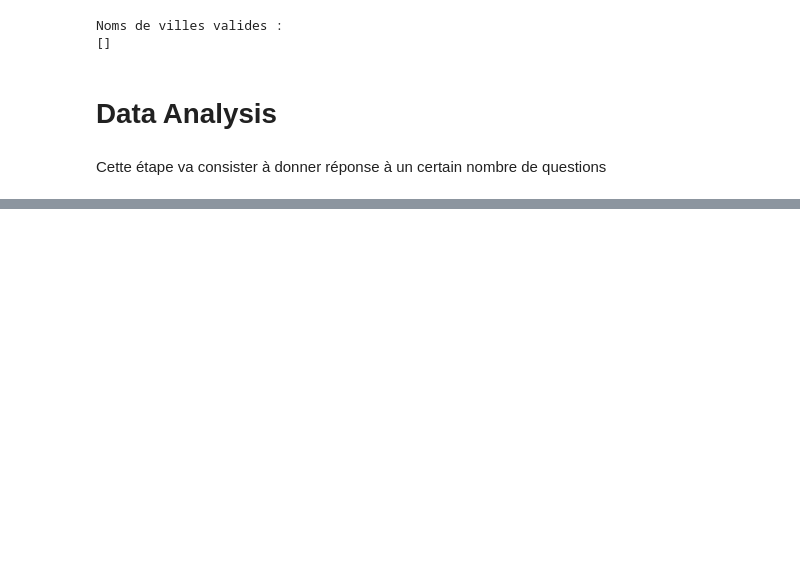
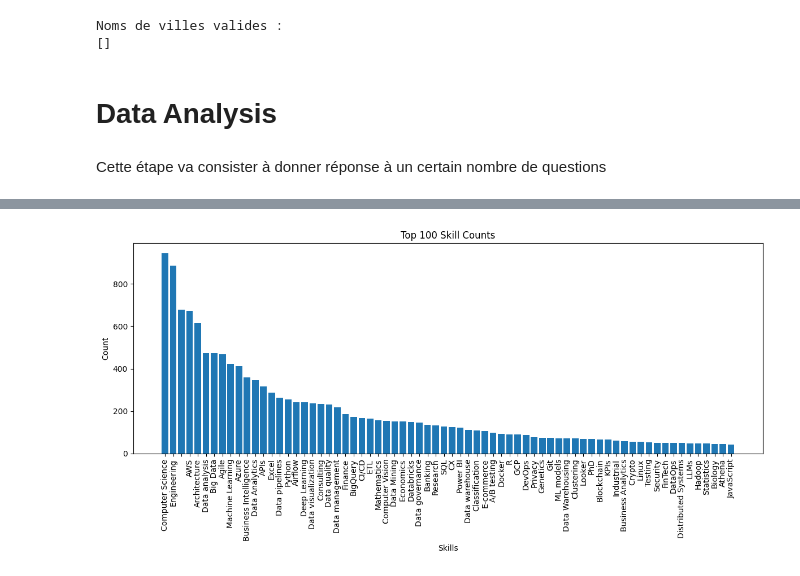
Before and after one commit to Hammilidi/Jobs, a Jupyter notebook: Jobs_Analysis.ipynb, the cells around one changed output, grey strips where cells are left out. Saved outputs shown, nothing was run; the diff lists cells and outputs as text; code cells hidden in the pictures; blank space fills up the shorter version.

Commit message:
High asked skills

```diff
--- a/Jobs_Analysis.ipynb
+++ b/Jobs_Analysis.ipynb
@@ -554,0 +579,27 @@ Cette étape va consister à donner réponse à un certain nombre de questions
+# %%
+import pandas as pd
+from collections import Counter
+import re
+import matplotlib.pyplot as plt
+
+
+# Convert the Counter to a pandas DataFrame for easier plotting
+skill_counts_df = pd.DataFrame.from_dict(total_skill_counts, orient='index', columns=['Count'])
+
+# Sort the DataFrame by count in descending order
+skill_counts_df = skill_counts_df.sort_values(by='Count', ascending=False)
+
+# Take the top 50 skills
+top_130_skills = skill_counts_df.head(130)
+
+# Plot the bar chart
+plt.figure(figsize=(12, 6))
+plt.bar(top_50_skills.index, top_130_skills['Count'])
+plt.xticks(rotation=90)
+plt.xlabel('Skills')
+plt.ylabel('Count')
+plt.title('Top 100 Skill Counts')
+plt.tight_layout()
+plt.show()
+# %% [output]
+[figure, added]
```
Also changed, not shown: parts of 21 cells of this notebook.
